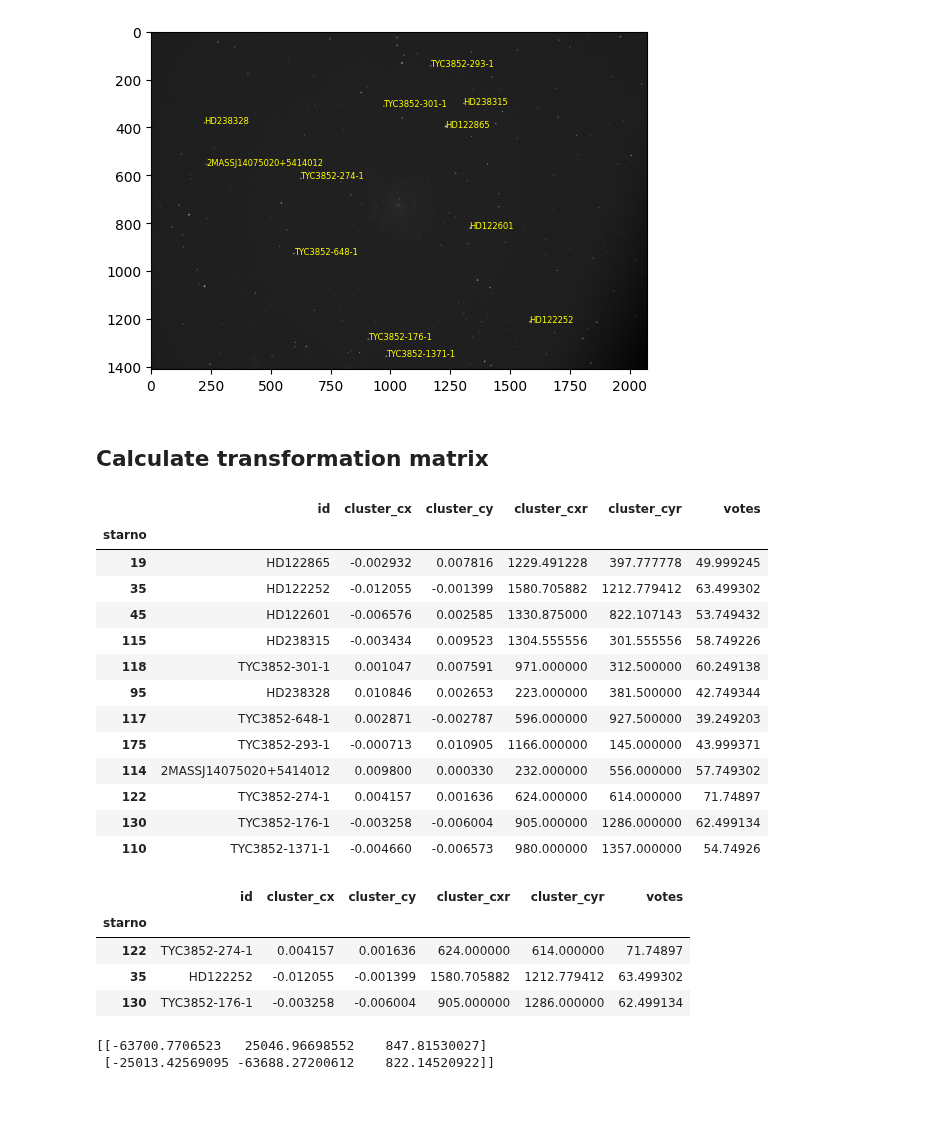
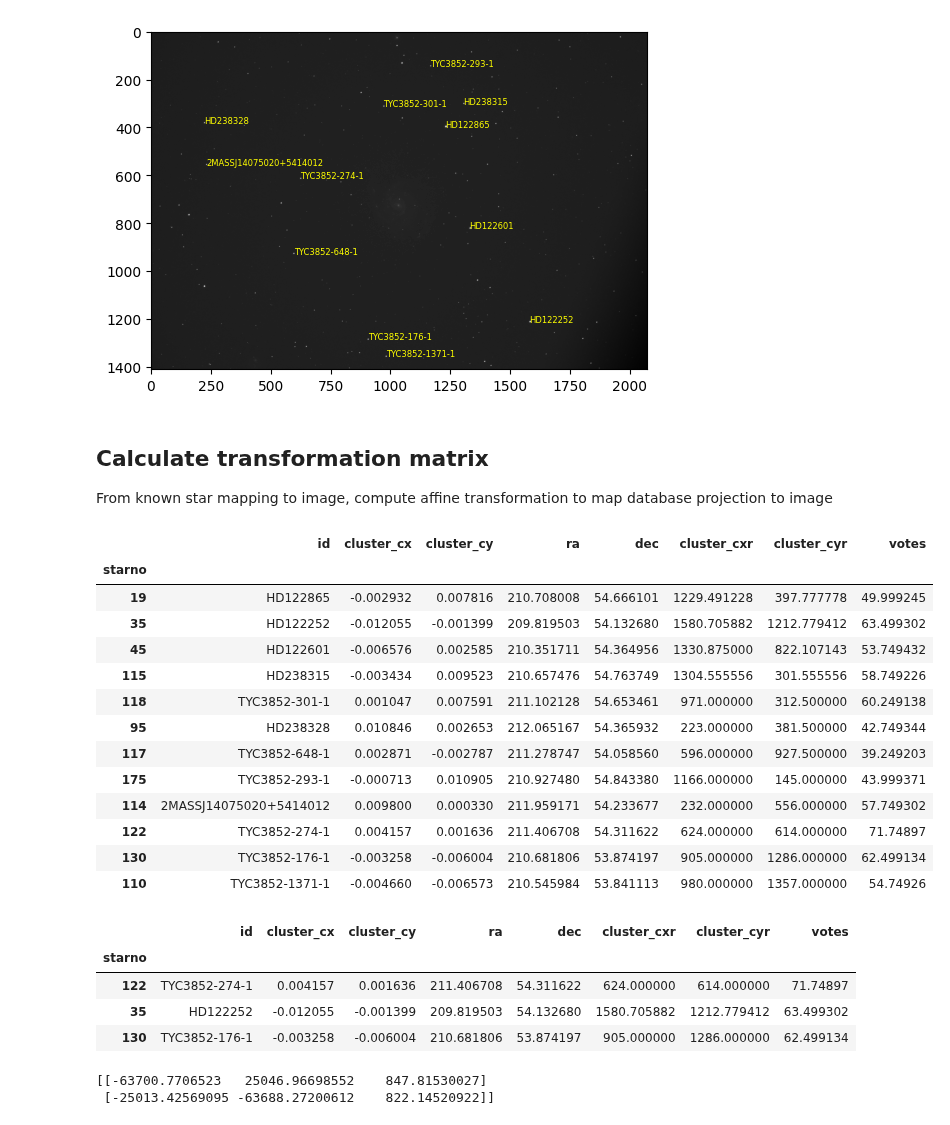
Before and after one commit to cygnus77/astrocam, a Jupyter notebook: refine_location.ipynb, the cells around one changed output. Drawn from its saved outputs; the diff is of its cells as text; code cells hidden in the pictures.

Commit message:
Added image center RA/DEC identifiation

```diff
--- a/refine_location.ipynb
+++ b/refine_location.ipynb
@@ -18,11 +18,11 @@ import matplotlib.pyplot as plt
 def cone_search_stardata(skymap: SkyMap, center: SkyCoord, fov_deg: float):
   stars = []
   for star in skymap.coneSearch(center, fov_deg):
-    if 'mag' in star and star['mag'] and star['mag'] < 11:
+    if 'mag' in star and star['mag']:# and star['mag'] < 11:
       print(star)
       s_coord = SkyCoord(star['icrs']['deg']['ra'] * u.degree, star['icrs']['deg']['dec'] * u.degree, frame=ICRS)
       x, y = project(s_coord.ra.degree, s_coord.dec.degree, center.ra.degree, center.dec.degree, 0)
-      stars.append({"id": star["_id"], "cluster_cx": x, "cluster_cy": y})
+      stars.append({"id": star["_id"], "cluster_cx": x, "cluster_cy": y, "ra": s_coord.ra.degree, "dec": s_coord.dec.degree})
   df_ref = pd.DataFrame(stars)
   return df_ref
 
@@ -269,36 +269,37 @@ for idx, star in df_tgt[~df_tgt.starno.isnull()].iterrows():
     plt.annotate(df_ref.loc[star.starno].id, (star.cluster_cx, star.cluster_cy), fontsize=6, color='yellow')
 # %% [output]
 [figure]
-# %% [markdown]
-## Calculate transformation matrix
+# %% [markdown]
+## Calculate transformation matrix
+From known star mapping to image, compute affine transformation to map database projection to image
 # %%
 img_stars = df_tgt[~df_tgt.starno.isnull()][['starno','cluster_cx', 'cluster_cy', 'votes']]
-img_ref_stars = df_ref[['id','cluster_cx', 'cluster_cy']].join(img_stars.set_index('starno'), rsuffix='r', how='right')
+img_ref_stars = df_ref[['id','cluster_cx', 'cluster_cy', 'ra', 'dec']].join(img_stars.set_index('starno'), rsuffix='r', how='right')
 display(img_ref_stars)
 # %% [output]
-|  | id | cluster_cx | cluster_cy | cluster_cxr | cluster_cyr | votes |
-| starno |  |  |  |  |  |  |
-| 19 | HD122865 | -0.002932 | 0.007816 | 1229.491228 | 397.777778 | 49.999245 |
-| 35 | HD122252 | -0.012055 | -0.001399 | 1580.705882 | 1212.779412 | 63.499302 |
-| 45 | HD122601 | -0.006576 | 0.002585 | 1330.875000 | 822.107143 | 53.749432 |
-| 115 | HD238315 | -0.003434 | 0.009523 | 1304.555556 | 301.555556 | 58.749226 |
-| 118 | TYC3852-301-1 | 0.001047 | 0.007591 | 971.000000 | 312.500000 | 60.249138 |
-| 95 | HD238328 | 0.010846 | 0.002653 | 223.000000 | 381.500000 | 42.749344 |
-| 117 | TYC3852-648-1 | 0.002871 | -0.002787 | 596.000000 | 927.500000 | 39.249203 |
-| 175 | TYC3852-293-1 | -0.000713 | 0.010905 | 1166.000000 | 145.000000 | 43.999371 |
-| 114 | 2MASSJ14075020+5414012 | 0.009800 | 0.000330 | 232.000000 | 556.000000 | 57.749302 |
-| 122 | TYC3852-274-1 | 0.004157 | 0.001636 | 624.000000 | 614.000000 | 71.74897 |
-| 130 | TYC3852-176-1 | -0.003258 | -0.006004 | 905.000000 | 1286.000000 | 62.499134 |
-| 110 | TYC3852-1371-1 | -0.004660 | -0.006573 | 980.000000 | 1357.000000 | 54.74926 |
+|  | id | cluster_cx | cluster_cy | ra | dec | cluster_cxr | cluster_cyr | votes |
+| starno |  |  |  |  |  |  |  |  |
+| 19 | HD122865 | -0.002932 | 0.007816 | 210.708008 | 54.666101 | 1229.491228 | 397.777778 | 49.999245 |
+| 35 | HD122252 | -0.012055 | -0.001399 | 209.819503 | 54.132680 | 1580.705882 | 1212.779412 | 63.499302 |
+| 45 | HD122601 | -0.006576 | 0.002585 | 210.351711 | 54.364956 | 1330.875000 | 822.107143 | 53.749432 |
+| 115 | HD238315 | -0.003434 | 0.009523 | 210.657476 | 54.763749 | 1304.555556 | 301.555556 | 58.749226 |
+| 118 | TYC3852-301-1 | 0.001047 | 0.007591 | 211.102128 | 54.653461 | 971.000000 | 312.500000 | 60.249138 |
+| 95 | HD238328 | 0.010846 | 0.002653 | 212.065167 | 54.365932 | 223.000000 | 381.500000 | 42.749344 |
+| 117 | TYC3852-648-1 | 0.002871 | -0.002787 | 211.278747 | 54.058560 | 596.000000 | 927.500000 | 39.249203 |
+| 175 | TYC3852-293-1 | -0.000713 | 0.010905 | 210.927480 | 54.843380 | 1166.000000 | 145.000000 | 43.999371 |
+| 114 | 2MASSJ14075020+5414012 | 0.009800 | 0.000330 | 211.959171 | 54.233677 | 232.000000 | 556.000000 | 57.749302 |
+| 122 | TYC3852-274-1 | 0.004157 | 0.001636 | 211.406708 | 54.311622 | 624.000000 | 614.000000 | 71.74897 |
+| 130 | TYC3852-176-1 | -0.003258 | -0.006004 | 210.681806 | 53.874197 | 905.000000 | 1286.000000 | 62.499134 |
+| 110 | TYC3852-1371-1 | -0.004660 | -0.006573 | 210.545984 | 53.841113 | 980.000000 | 1357.000000 | 54.74926 |
 # %%
 matched_star_triple = img_ref_stars.sort_values('votes', ascending=False)[:3]
 display(matched_star_triple)
 # %% [output]
-|  | id | cluster_cx | cluster_cy | cluster_cxr | cluster_cyr | votes |
-| starno |  |  |  |  |  |  |
-| 122 | TYC3852-274-1 | 0.004157 | 0.001636 | 624.000000 | 614.000000 | 71.74897 |
-| 35 | HD122252 | -0.012055 | -0.001399 | 1580.705882 | 1212.779412 | 63.499302 |
-| 130 | TYC3852-176-1 | -0.003258 | -0.006004 | 905.000000 | 1286.000000 | 62.499134 |
+|  | id | cluster_cx | cluster_cy | ra | dec | cluster_cxr | cluster_cyr | votes |
+| starno |  |  |  |  |  |  |  |  |
+| 122 | TYC3852-274-1 | 0.004157 | 0.001636 | 211.406708 | 54.311622 | 624.000000 | 614.000000 | 71.74897 |
+| 35 | HD122252 | -0.012055 | -0.001399 | 209.819503 | 54.132680 | 1580.705882 | 1212.779412 | 63.499302 |
+| 130 | TYC3852-176-1 | -0.003258 | -0.006004 | 210.681806 | 53.874197 | 905.000000 | 1286.000000 | 62.499134 |
 # %%
 src = np.array([(row.cluster_cx, row.cluster_cy) for _, row in matched_star_triple.iterrows()], dtype=np.float32)
 dst = np.array([(row.cluster_cxr, row.cluster_cyr) for _, row in matched_star_triple.iterrows()], dtype=np.float32)
```
Also changed, not shown: parts of 7 cells of this notebook.
